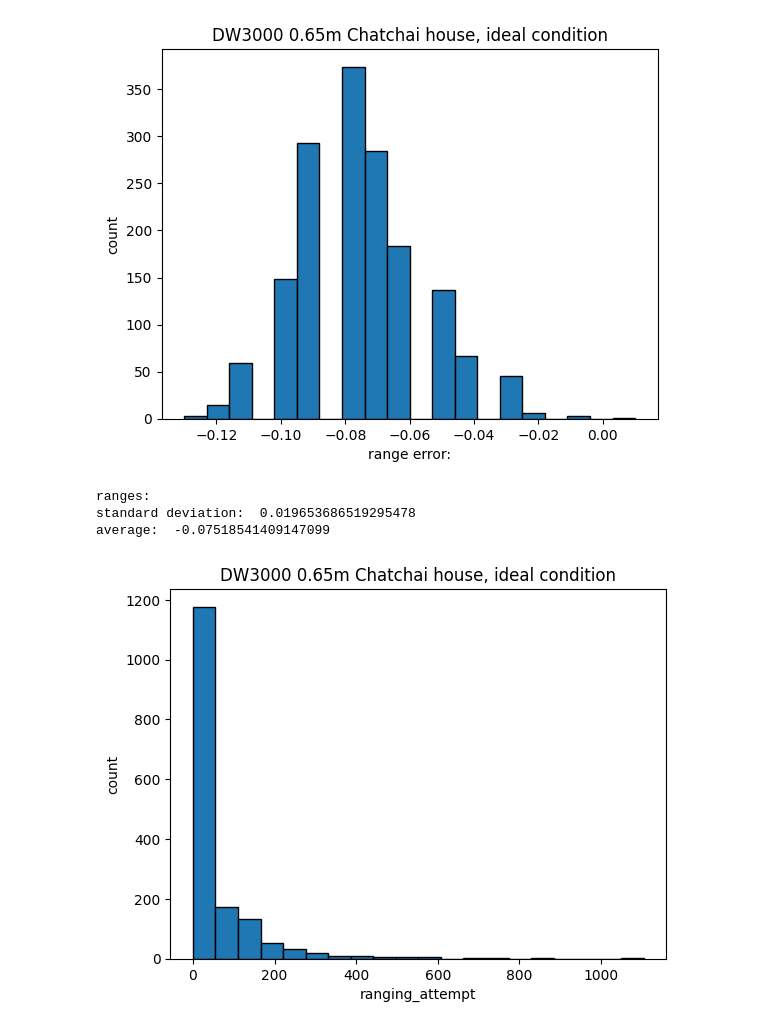
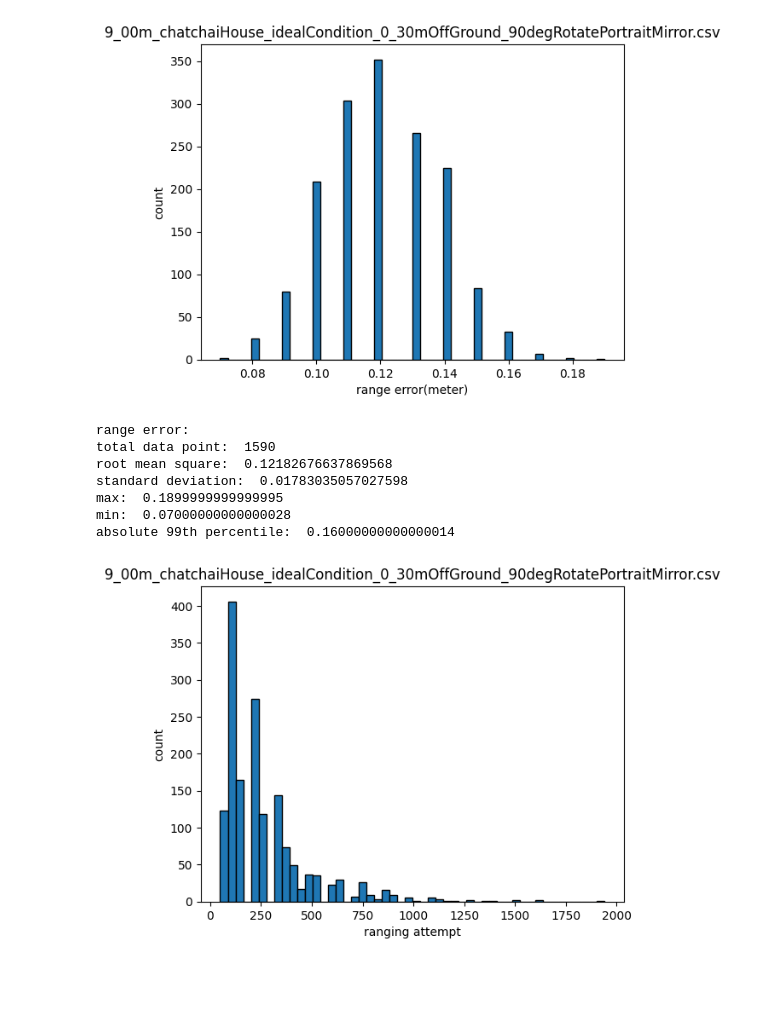
Before and after one commit to Chatchai222/sensor_positioner, a Jupyter notebook: dw3000_interface/analysis/range_analysis.ipynb, the cells around one changed output. Cells and saved outputs as stored; diff of their text form; code cells hidden in the pictures; blank space fills up the shorter version.

Commit message:
Refactored jupiter notebook data analysis to use function

```diff
--- a/dw3000_interface/analysis/range_analysis.ipynb
+++ b/dw3000_interface/analysis/range_analysis.ipynb
@@ -19,30 +1,58 @@ plt.show()
 # %%
-sample_data = pd.read_csv('0_65m_chatchaiHouse_idealCondition.csv')
+import pandas as pd
+import math
+from matplotlib import pyplot as plt
+
+def plot_ranging_data(csv_file, distance):
+    csv_data = pd.read_csv(csv_file)
+
+    ranges_error = csv_data.range - distance
+    plt.title(csv_file)
+    plt.xlabel("range error(meter)")
+    plt.ylabel("count")
+    plt.hist(ranges_error, bins=50, edgecolor="black")
+    plt.show()
+
+    square_ranges_error = ranges_error ** 2
+    mean_square_ranges_error = square_ranges_error.mean()
+    root_mean_square_ranges_error = math.sqrt(mean_square_ranges_error)
+
+    absolute_ranges_error = ranges_error.abs()
+
+    print("range error: ")
+    print("total data point: ", len(ranges_error))
+    print("root mean square: ", root_mean_square_ranges_error)
+    print("standard deviation: ", ranges_error.std())
+    print("max: ", ranges_error.max())
+    print("min: ", ranges_error.min())
+    print("absolute 99th percentile: ", absolute_ranges_error.quantile(0.99, interpolation="nearest"))
 
 
-ranges_error = sample_data.range - 0.65
-plt.title('DW3000 0.65m Chatchai house, ideal condition')
-plt.xlabel("range error:")
-plt.ylabel("count")
-plt.hist(ranges_error, bins=20, edgecolor="black")
-plt.show()
-print("ranges:")
-print("standard deviation: ", ranges_error.std())
-print("average: ", ranges_error.mean())
+    ranging_attempt_counts = csv_data.ranging_attempt_count
+    plt.title(csv_file)
+    plt.xlabel("ranging attempt")
+    plt.ylabel("count")
+    plt.hist(ranging_attempt_counts, bins=50, edgecolor="black")
+    plt.show()
 
-ranging_attempt_counts = sample_data.ranging_attempt_count
-plt.title("DW3000 0.65m Chatchai house, ideal condition")
-plt.xlabel("ranging_attempt")
-plt.ylabel("count")
-plt.hist(ranging_attempt_counts, bins=20, edgecolor="black")
-plt.show()
-print("ranging_attempt: ")
-print("data point amount: ", len(ranging_attempt_counts))
-print("standard deviation: ", ranging_attempt_counts.std())
-print("average: ", ranging_attempt_counts.mean())
+    print("ranging attempt: ")
+    print("total data point: ", len(ranging_attempt_counts))
+    print("standard deviation: ", ranging_attempt_counts.std())
+    print("average: ", ranging_attempt_counts.mean())
+    print("99th percentile: ", ranging_attempt_counts.quantile(0.99, interpolation="nearest"))
+    print("max: ", ranging_attempt_counts.max())
+
+
+
+
+plot_ranging_data("9_00m_chatchaiHouse_idealCondition_0_30mOffGround_90degRotatePortraitMirror.csv", 9.00)
 # %% [output]
-[figure, old version]
+[figure, new version]
-ranges:
-standard deviation:  0.019653686519295478
-average:  -0.07518541409147099
+range error:
+total data point:  1590
+root mean square:  0.12182676637869568
+standard deviation:  0.01783035057027598
+max:  0.1899999999999995
+min:  0.07000000000000028
+absolute 99th percentile:  0.16000000000000014
-[figure, old version]
+[figure, new version]
```
Also changed, not shown: parts of 5 cells of this notebook.
